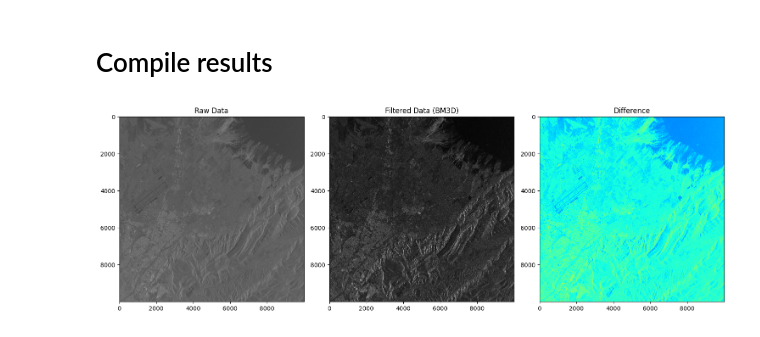
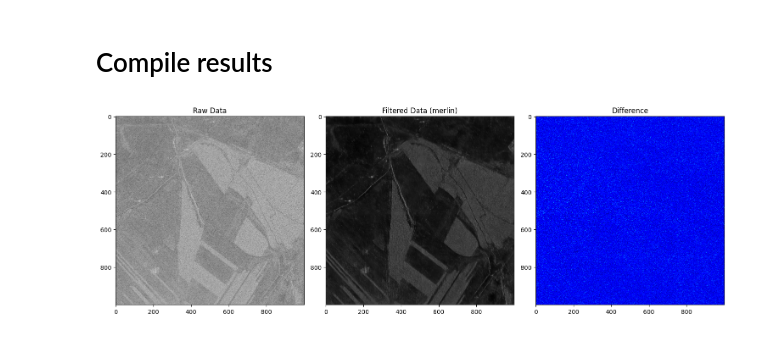
Before and after one commit to mdellaiera/despeckling, a Jupyter notebook: notebooks/compile_results.ipynb, the cells around one changed output. Saved outputs shown, nothing was run; the diff lists cells and outputs as text; code cells hidden in the pictures.

```diff
--- a/notebooks/compile_results.ipynb
+++ b/notebooks/compile_results.ipynb
@@ -7,23 +12,26 @@ import matplotlib.pyplot as plt
 # %%
-output_path = "../baselines/bm3d/results/output.mat"
+output_path = f"../baselines/{METHOD}/results/output.mat"
+
 filtered_data = scipy.io.loadmat(output_path)
-filtered_I = filtered_data['cout']
+filtered_data = filtered_data[KEY]
+filtered_data = np.log1p(np.abs(filtered_data))
 # %%
-input_path = "/home/nus/Downloads/decorr_complex_tsx_SLC_0.mat"
+input_path = "../../dataset/input_1.mat"
+
 raw_data = scipy.io.loadmat(input_path)
-raw_I = raw_data['cout']
-raw_I = np.log1p(np.abs(raw_I) + 1)
+raw_data = raw_data[KEY]
+raw_data = np.log1p(np.abs(raw_data))
 # %%
 plt.figure(figsize=(15, 5))
 plt.subplot(1, 3, 1)
-plt.imshow(raw_I, cmap='gray')
+plt.imshow(raw_data, cmap='gray')
 plt.title('Raw Data')
 plt.subplot(1, 3, 2)
-plt.imshow(filtered_I, cmap='gray')
-plt.title('Filtered Data (BM3D)')
+plt.imshow(filtered_data, cmap='gray')
+plt.title(f'Filtered Data ({METHOD})')
 plt.subplot(1, 3, 3)
-plt.imshow(np.abs(raw_I - filtered_I), cmap='jet')
+plt.imshow(np.abs(raw_data - filtered_data), cmap='jet')
 plt.title('Difference')
 plt.tight_layout()
 # %% [output]
-[figure, old version]
+[figure, new version]
```
Also changed, not shown: parts of 1 cell of this notebook, 30 other files.
